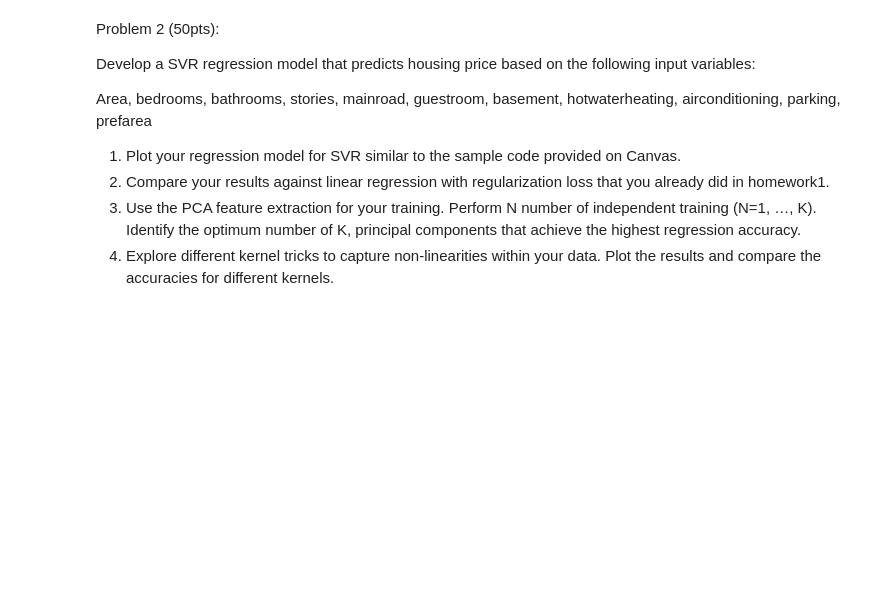
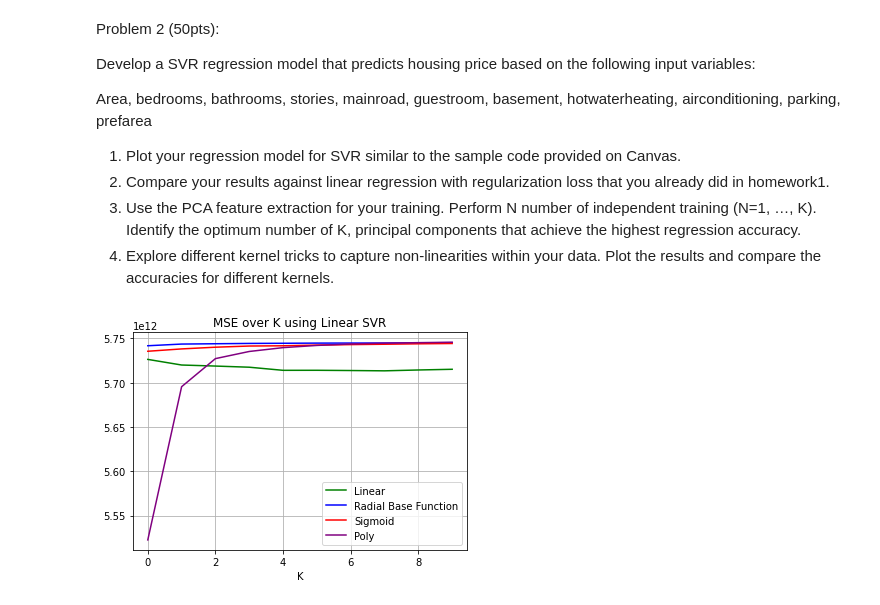
Before and after one commit to pcur/ECGR-4105, a Jupyter notebook: Homework 4/HW4.ipynb, the cells around one changed output. Cells and saved outputs as stored; diff of their text form; code cells hidden in the pictures; blank space fills up the shorter version.

```diff
--- a/Homework 4/HW4.ipynb
+++ b/Homework 4/HW4.ipynb
@@ -88,0 +245,52 @@ Area, bedrooms, bathrooms, stories, mainroad, guestroom, basement, hotwaterheati
+# %%
+from sklearn.metrics import mean_squared_error
+K_max = 10
+K_house = np.array(range(K_max))
+acc_house_lin = np.zeros(K_max)
+acc_house_rbf = np.zeros(K_max)
+acc_house_sig = np.zeros(K_max)
+acc_house_poly = np.zeros(K_max)
+
+
+svrlin = SVR(kernel='linear', C=25)
+svrrbf = SVR(kernel='rbf', C=25)
+svrsig = SVR(kernel='sigmoid', C=25)
+svrpoly = SVR(kernel='poly', C=25)
+
+for k in K_house:
+    pca = PCA(n_components=k+1)
+    X_pca_house = pca.fit_transform(X_house)
+    x_train_pca_house, x_test_pca_house, y_train_house, expected_house = tts(X_pca_house, Y_house, train_size = trainSize, test_size = testSize, random_state=69)
+
+    x_train_pca_house = sc_X.fit_transform(x_train_pca_house)
+    x_test_pca_house = sc_X.transform(x_test_pca_house)
+
+    svrlin.fit(x_train_pca_house, y_train_house)
+    y_pred_lin = svrlin.predict(x_test_pca_house)
+
+    svrrbf.fit(x_train_pca_house, y_train_house)
+    y_pred_rbf = svrrbf.predict(x_test_pca_house)
+
+    svrsig.fit(x_train_pca_house, y_train_house)
+    y_pred_sig = svrsig.predict(x_test_pca_house)
+
+    svrpoly.fit(x_train_pca_house, y_train_house)
+    y_pred_poly = svrpoly.predict(x_test_pca_house) # Predictions
+
+    acc_house_lin[k] = mean_squared_error(expected_house,y_pred_lin)
+    acc_house_rbf[k] = mean_squared_error(expected_house,y_pred_rbf)
+    acc_house_sig[k] = mean_squared_error(expected_house,y_pred_sig)
+    acc_house_poly[k] = mean_squared_error(expected_house,y_pred_poly)
+
+plt.plot(K_house,acc_house_lin[K_house], color='green', label='Linear')
+plt.plot(K_house,acc_house_rbf[K_house], color='blue', label='Radial Base Function')
+plt.plot(K_house,acc_house_sig[K_house], color='red', label='Sigmoid')
+plt.plot(K_house,acc_house_poly[K_house], color='purple', label='Poly')
+plt.grid()
+plt.xlabel('K')
+plt.ylabel('')
+plt.title('MSE over K using Linear SVR')
+plt.legend()
+plt.show()
+# %% [output]
+[figure, added]
```
Also changed, not shown: parts of 5 cells of this notebook.
